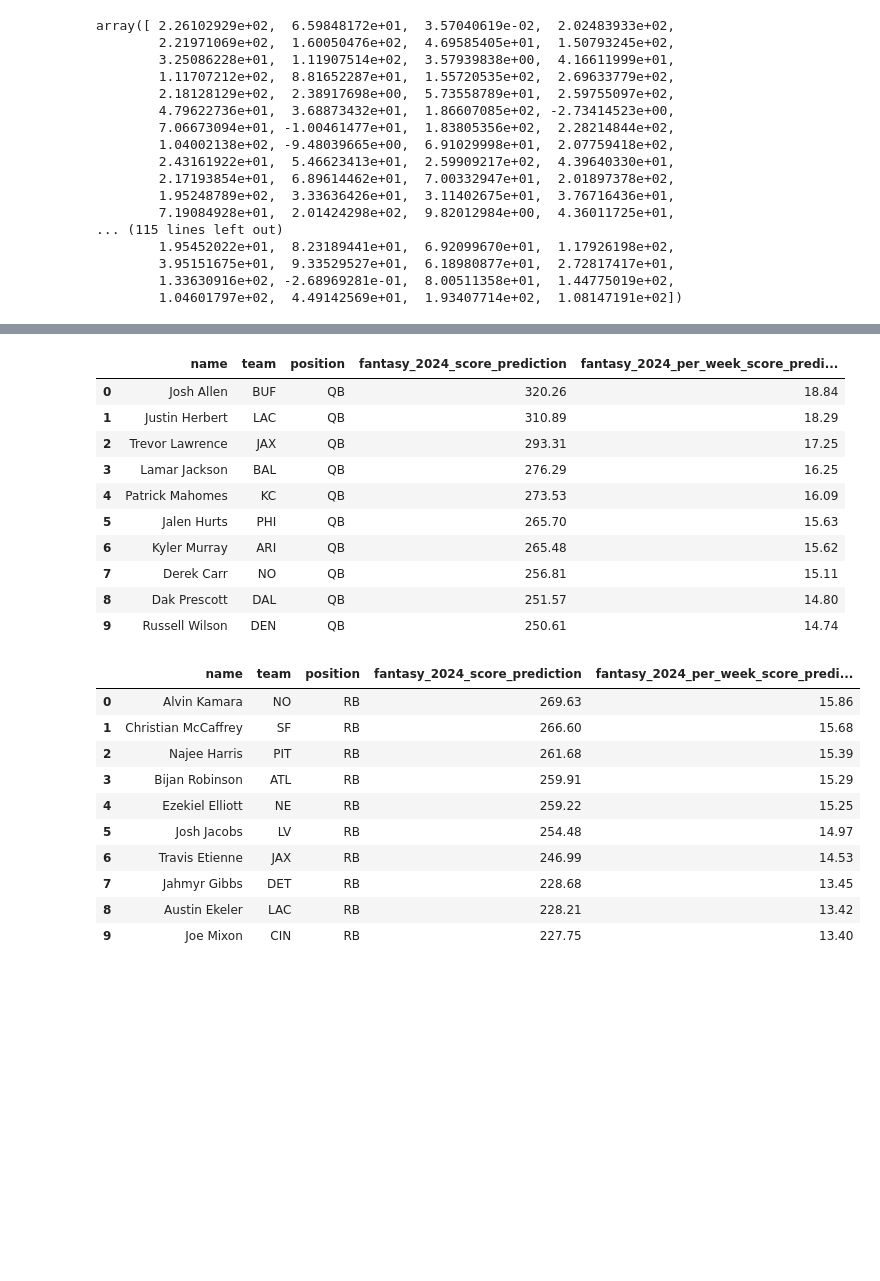
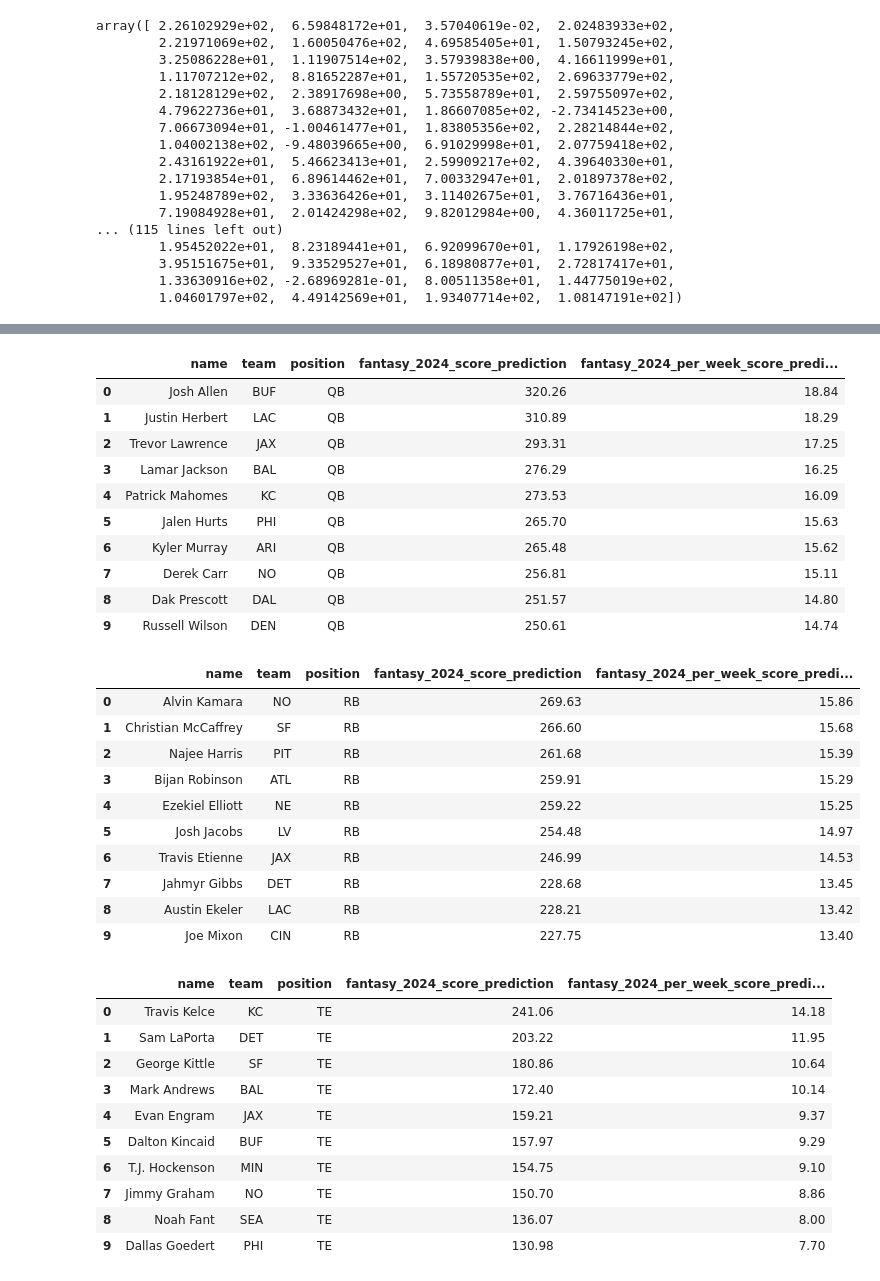
Before and after one commit to nmrodio/NFL_Fantasy_Football, a Jupyter notebook: nfl_fantasy_football_model.ipynb, the cells around one changed output, grey strips where cells are left out. Drawn from its saved outputs; the diff is of its cells as text; code cells hidden in the pictures; blank space fills up the shorter version.

Commit message:
Forgot to put TEs in the displayed dataframe results

```diff
--- a/nfl_fantasy_football_model.ipynb
+++ b/nfl_fantasy_football_model.ipynb
@@ -377,6 +377,17 @@ fantasy_2024_predictions_RB = fantasy_2024_predictions_RB.sort_values(by='fantas
 
 # Displaying all RBs
 display(fantasy_2024_predictions_RB.reset_index(drop=True).head(10))
+
+#### ================== TEs ========================= ####
+
+# Filtering for TEs
+fantasy_2024_predictions_TE = fantasy_2024_predictions[fantasy_2024_predictions['position'] == 'TE']
+
+# # Sorting all TEs in descending order
+fantasy_2024_predictions_TE = fantasy_2024_predictions_TE.sort_values(by='fantasy_2024_score_prediction', ascending=False)
+
+# Displaying all TEs
+display(fantasy_2024_predictions_TE.reset_index(drop=True).head(10))
 # %% [output]
 |  | name | team | position | fantasy_2024_score_prediction | fantasy_2024_per_week_score_predi... |
 | 0 | Josh Allen | BUF | QB | 320.26 | 18.84 |
@@ -395,30 +406,41 @@ display(fantasy_2024_predictions_RB.reset_index(drop=True).head(10))
 | 2 | CeeDee Lamb | DAL | WR | 273.34 | 16.08 |
 | 3 | Tyreek Hill | MIA | WR | 268.77 | 15.81 |
 | 4 | Ja'Marr Chase | CIN | WR | 260.14 | 15.30 |
 | 5 | Amon-Ra St. Brown | DET | WR | 259.76 | 15.28 |
 | 6 | Keenan Allen | LAC | WR | 254.63 | 14.98 |
 | 7 | DK Metcalf | SEA | WR | 248.97 | 14.65 |
 | 8 | DeAndre Hopkins | TEN | WR | 248.90 | 14.64 |
 | 9 | Garrett Wilson | NYJ | WR | 246.69 | 14.51 |
 |  | name | team | position | fantasy_2024_score_prediction | fantasy_2024_per_week_score_predi... |
 | 0 | Josh Allen | BUF | QB | 320.26 | 18.84 |
 | 1 | Justin Herbert | LAC | QB | 310.89 | 18.29 |
 | 2 | Trevor Lawrence | JAX | QB | 293.31 | 17.25 |
 | 3 | Lamar Jackson | BAL | QB | 276.29 | 16.25 |
 | 4 | Patrick Mahomes | KC | QB | 273.53 | 16.09 |
 | 5 | Jalen Hurts | PHI | QB | 265.70 | 15.63 |
 | 6 | Kyler Murray | ARI | QB | 265.48 | 15.62 |
 | 7 | Derek Carr | NO | QB | 256.81 | 15.11 |
 | 8 | Dak Prescott | DAL | QB | 251.57 | 14.80 |
 | 9 | Russell Wilson | DEN | QB | 250.61 | 14.74 |
 |  | name | team | position | fantasy_2024_score_prediction | fantasy_2024_per_week_score_predi... |
 | 0 | Alvin Kamara | NO | RB | 269.63 | 15.86 |
 | 1 | Christian McCaffrey | SF | RB | 266.60 | 15.68 |
 | 2 | Najee Harris | PIT | RB | 261.68 | 15.39 |
 | 3 | Bijan Robinson | ATL | RB | 259.91 | 15.29 |
 | 4 | Ezekiel Elliott | NE | RB | 259.22 | 15.25 |
 | 5 | Josh Jacobs | LV | RB | 254.48 | 14.97 |
 | 6 | Travis Etienne | JAX | RB | 246.99 | 14.53 |
 | 7 | Jahmyr Gibbs | DET | RB | 228.68 | 13.45 |
 | 8 | Austin Ekeler | LAC | RB | 228.21 | 13.42 |
 | 9 | Joe Mixon | CIN | RB | 227.75 | 13.40 |
+|  | name | team | position | fantasy_2024_score_prediction | fantasy_2024_per_week_score_predi... |
+| 0 | Travis Kelce | KC | TE | 241.06 | 14.18 |
+| 1 | Sam LaPorta | DET | TE | 203.22 | 11.95 |
+| 2 | George Kittle | SF | TE | 180.86 | 10.64 |
+| 3 | Mark Andrews | BAL | TE | 172.40 | 10.14 |
+| 4 | Evan Engram | JAX | TE | 159.21 | 9.37 |
+| 5 | Dalton Kincaid | BUF | TE | 157.97 | 9.29 |
+| 6 | T.J. Hockenson | MIN | TE | 154.75 | 9.10 |
+| 7 | Jimmy Graham | NO | TE | 150.70 | 8.86 |
+| 8 | Noah Fant | SEA | TE | 136.07 | 8.00 |
+| 9 | Dallas Goedert | PHI | TE | 130.98 | 7.70 |
```
